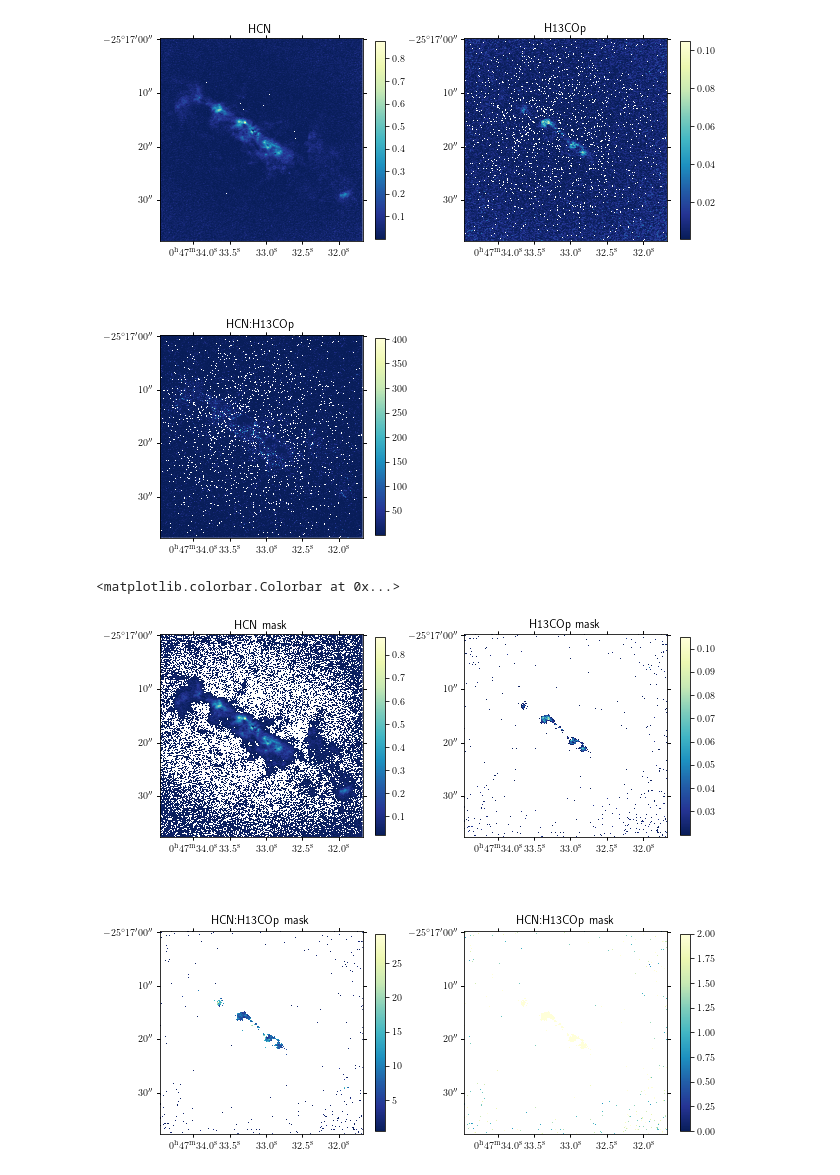
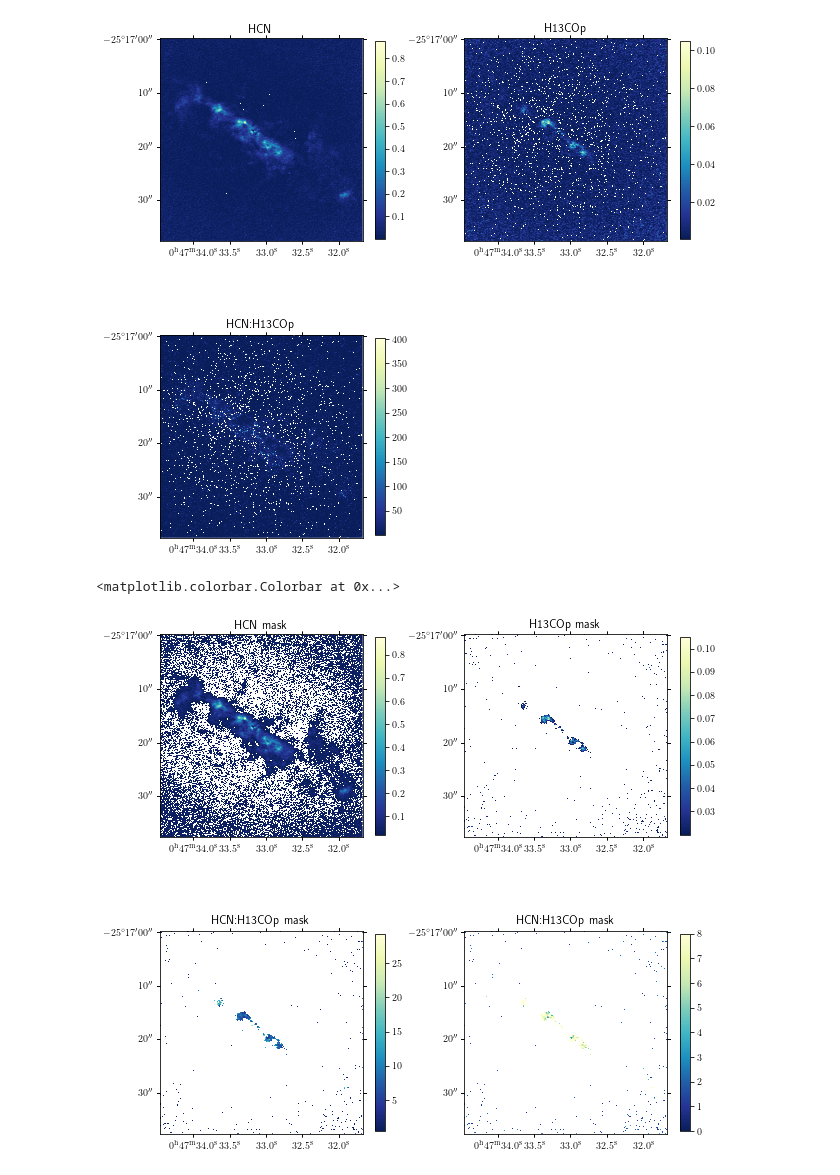
Before and after one commit to annadavidson/Summer-2020-Research, a Jupyter notebook: Noise Test for Ratio Maps.ipynb, the cells around one changed output. Cells and saved outputs as stored; diff of their text form; code cells hidden in the pictures.

```diff
--- a/Noise Test for Ratio Maps.ipynb
+++ b/Noise Test for Ratio Maps.ipynb
@@ -300,8 +300,8 @@ fig.colorbar(im6, ax=ax6, shrink=0.8)
 <matplotlib.colorbar.Colorbar at 0x...>
 [figure]
 # %%
-HCN_mask = HCN
-H13COp_mask = H13COp
+HCN_mask = HCN.copy()
+H13COp_mask = H13COp.copy()
 
 bad_pix_HCN = np.where(HCN_mask < 0.02)
 bad_pix_H13COp = np.where(H13COp_mask < 0.02)
@@ -312,32 +312,32 @@ H13COp_mask[bad_pix_H13COp] = np.nan
 
 fig = pylab.figure(4, figsize=(10,10))
 
 #HCN_mask
 ax1 = pylab.subplot(2,2,1,projection=w)
 ax1.set_title('HCN mask')
 im1 = pylab.imshow(HCN_mask,cmap='YlGnBu_r')
 fig.colorbar(im1, ax=ax1, shrink=0.8)
 
 #H13COp mask
 ax5 = pylab.subplot(2,2,2,projection=w)
 ax5.set_title('H13COp mask')
 im5 = pylab.imshow(H13COp_mask, cmap='YlGnBu_r')
 fig.colorbar(im5, ax=ax5, shrink=0.8)
 
 #HCN_H13COp_mask
 HCN_H13COp_mask = HCN_mask / H13COp_mask
 ax6 = pylab.subplot(2,2,3,projection=w)
 ax6.set_title('HCN:H13COp mask')
 im6 = pylab.imshow(HCN_H13COp_mask, cmap='YlGnBu_r')
 fig.colorbar(im6, ax=ax6, shrink=0.8)
 
 #HCN_H13CN ranged
 ax6 = pylab.subplot(2,2,4,projection=w)
 ax6.set_title('HCN:H13COp mask')
-im6 = pylab.imshow(HCN_H13COp_mask, vmin = 0, vmax = 2, cmap='YlGnBu_r')
+im6 = pylab.imshow(HCN_H13COp_mask, vmin = 0, vmax = 8, cmap='YlGnBu_r')
 fig.colorbar(im6, ax=ax6, shrink=0.8)
 
 #Notes:
 # %% [output]
 <matplotlib.colorbar.Colorbar at 0x...>
-[figure, old version]
+[figure, new version]
```
Also changed, not shown: parts of 8 cells of this notebook.
